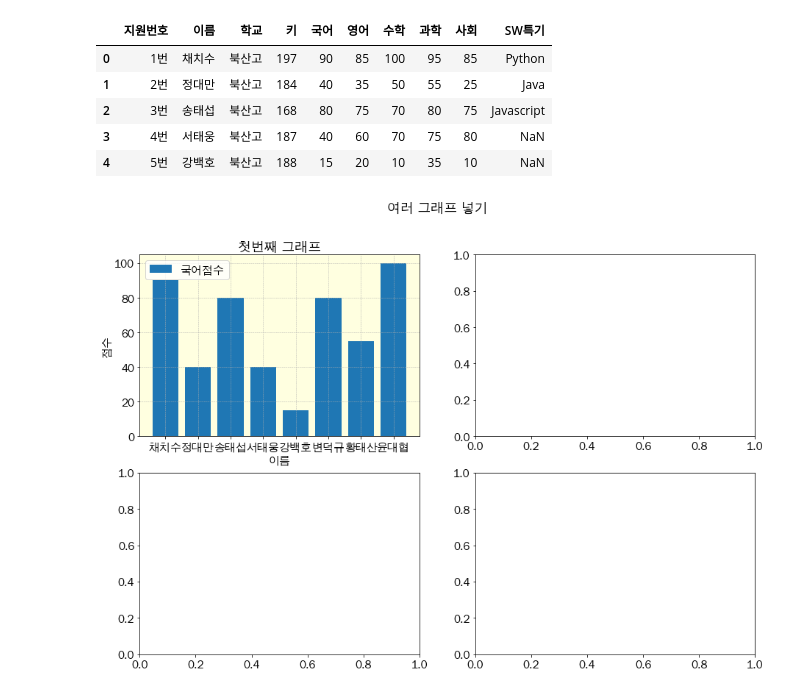
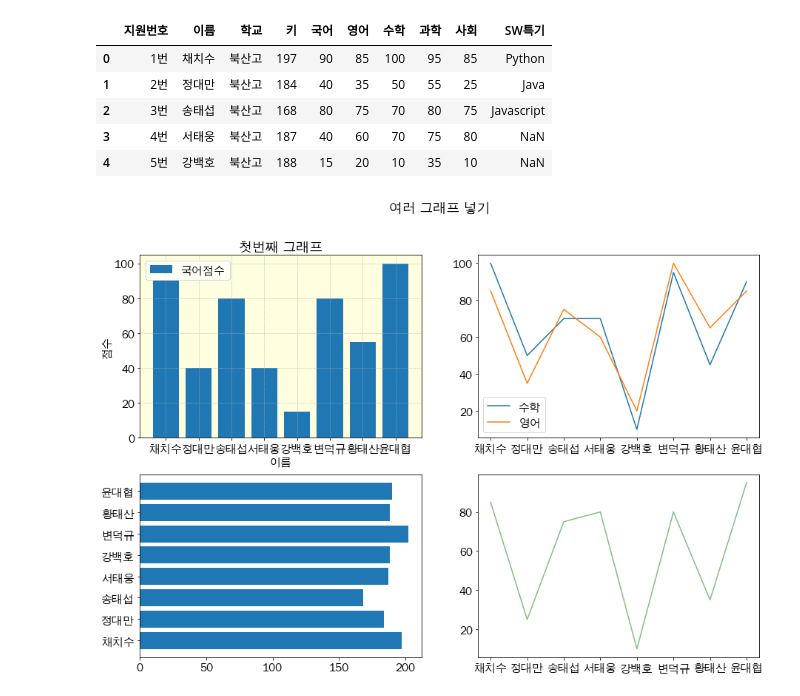
Before and after one commit to 951237/nadocoding, a Jupyter notebook: nadocoding_pandas/211102_여러가지 그래프 subplot 그리기.ipynb, the cells around one changed output. Cells and saved outputs as stored; diff of their text form; code cells hidden in the pictures.

```diff
--- a/nadocoding_pandas/211102_여러가지 그래프 subplot 그리기.ipynb
+++ b/nadocoding_pandas/211102_여러가지 그래프 subplot 그리기.ipynb
@@ -21,13 +21,26 @@ df.head()
 # %%
 # 한번에 여러 그래프 그리기
 fig, axs = plt.subplots(2,2, figsize=(15, 10))
 fig.suptitle('여러 그래프 넣기')
 
-axs[0,0].bar(df['이름'], df['국어'], label='국어점수')
-axs[0,0].set_title('첫번째 그래프')
-axs[0,0].legend()
-axs[0,0].set(xlabel='이름', ylabel='점수')
-axs[0,0].set_facecolor('lightyellow')
-axs[0,0].grid(linestyle='--', linewidth=0.5)
+# 첫번째 그래프 바그래프
+axs[0,0].bar(df['이름'], df['국어'], label='국어점수')  # 바그래프
+axs[0,0].set_title('첫번째 그래프')  # 제목 달기
+axs[0,0].legend()  # 범례표시
+axs[0,0].set(xlabel='이름', ylabel='점수')  # x축, y축 이름 표시
+axs[0,0].set_facecolor('lightyellow')  # 배경색지정
+axs[0,0].grid(linestyle='--', linewidth=0.5)  # 그리드 표시, 선스타일과 두깨
+
+# 두번째 그래프 꺽은선 그래프
+axs[0,1].plot(df['이름'], df['수학'], label = '수학')
+axs[0,1].plot(df['이름'], df['영어'], label = '영어')
+axs[0,1].legend()
+
+# 세번째그래프 수직 바그래프
+axs[1,0].barh(df['이름'], df['키'])
+
+# 네번째 그래프 꺽은선 그래프
+axs[1,1].plot(df['이름'], df['사회'], color='green', alpha=0.5)
+plt.show()
 # %% [output]
-[figure, old version]
+[figure, new version]
```
